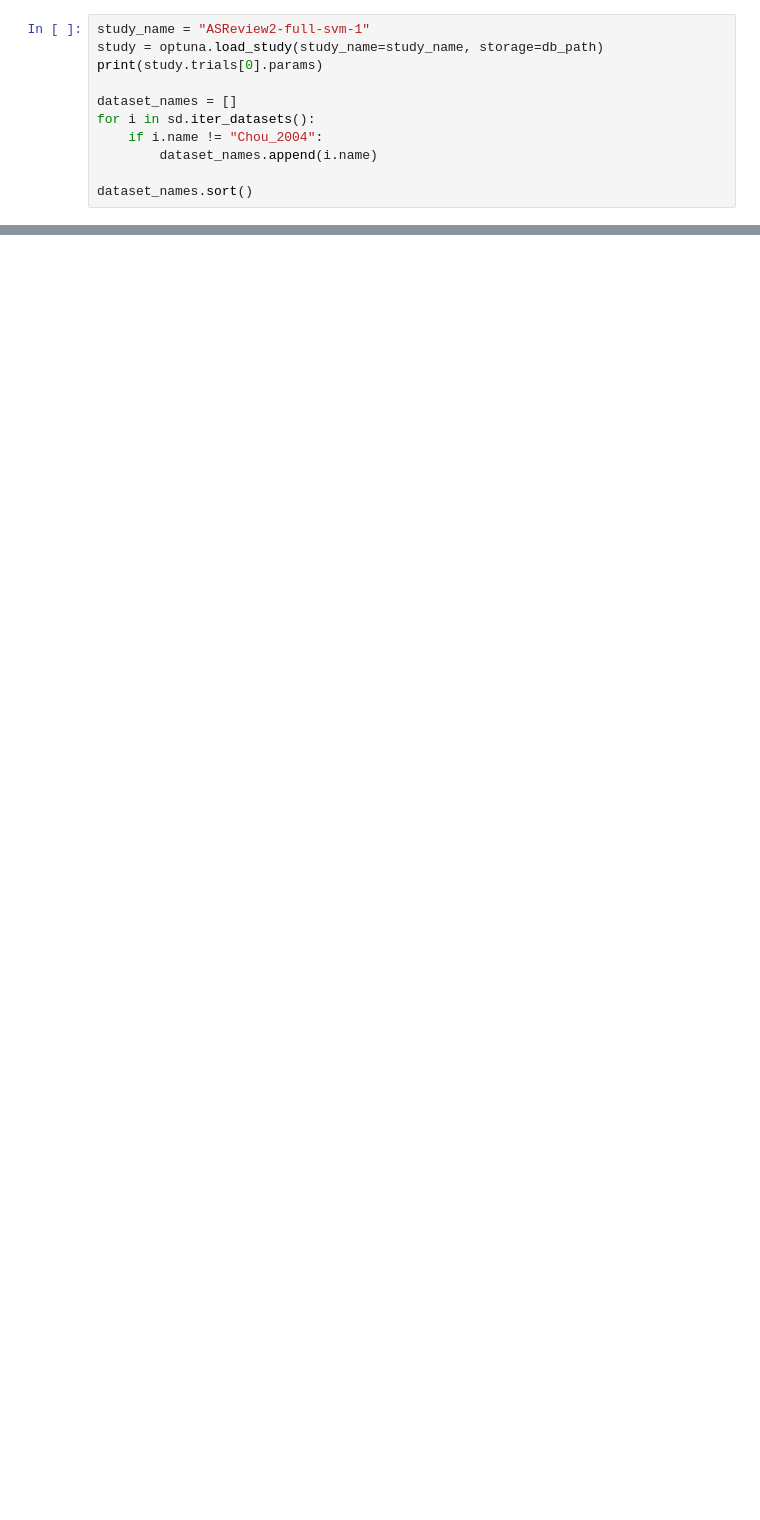
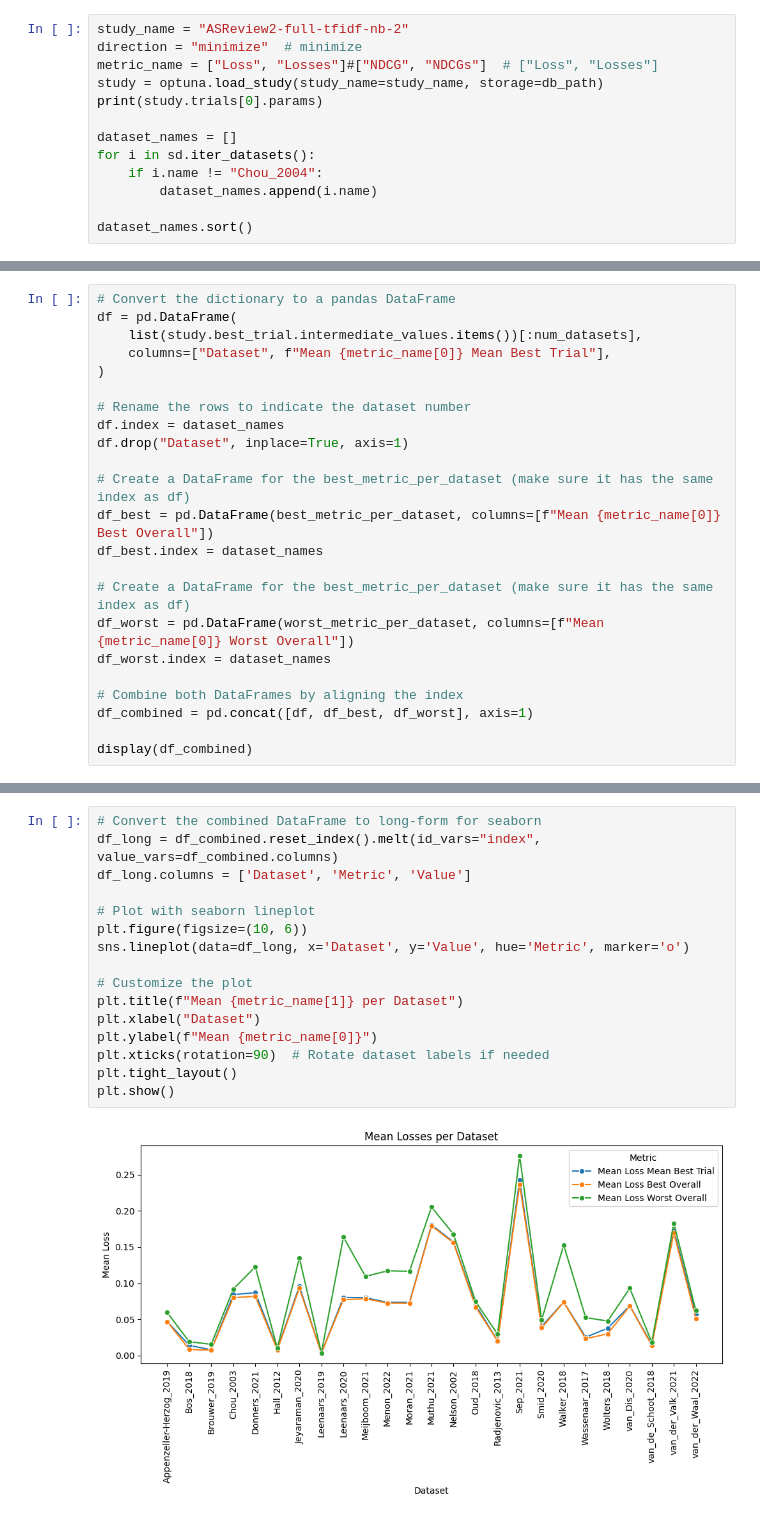
Before and after one commit to asreview/asreview-optuna, a Jupyter notebook: asreview2-optuna/completed_runs/optuna_output_analysis.ipynb, the cells around one changed output, grey strips where cells are left out. Drawn from its saved outputs; the diff is of its cells as text; blank space fills up the shorter version.

```diff
--- a/asreview2-optuna/completed_runs/optuna_output_analysis.ipynb
+++ b/asreview2-optuna/completed_runs/optuna_output_analysis.ipynb
@@ -18,5 +36,7 @@ for summary in study_summaries:
 # %%
-study_name = "ASReview2-full-svm-1"
+study_name = "ASReview2-full-tfidf-nb-2"
+direction = "minimize"  # minimize
+metric_name = ["Loss", "Losses"]#["NDCG", "NDCGs"]  # ["Loss", "Losses"]
 study = optuna.load_study(study_name=study_name, storage=db_path)
 print(study.trials[0].params)
 
@@ -65,0 +144,23 @@ for trial in study.trials:
+# %%
+# Convert the dictionary to a pandas DataFrame
+df = pd.DataFrame(
+    list(study.best_trial.intermediate_values.items())[:num_datasets],
+    columns=["Dataset", f"Mean {metric_name[0]} Mean Best Trial"],
+)
+
+# Rename the rows to indicate the dataset number
+df.index = dataset_names
+df.drop("Dataset", inplace=True, axis=1)
+
+# Create a DataFrame for the best_metric_per_dataset (make sure it has the same index as df)
+df_best = pd.DataFrame(best_metric_per_dataset, columns=[f"Mean {metric_name[0]} Best Overall"])
+df_best.index = dataset_names
+
+# Create a DataFrame for the best_metric_per_dataset (make sure it has the same index as df)
+df_worst = pd.DataFrame(worst_metric_per_dataset, columns=[f"Mean {metric_name[0]} Worst Overall"])
+df_worst.index = dataset_names
+
+# Combine both DataFrames by aligning the index
+df_combined = pd.concat([df, df_best, df_worst], axis=1)
+
+display(df_combined)
@@ -65,0 +185,18 @@ for trial in study.trials:
+# %%
+# Convert the combined DataFrame to long-form for seaborn
+df_long = df_combined.reset_index().melt(id_vars="index", value_vars=df_combined.columns)
+df_long.columns = ['Dataset', 'Metric', 'Value']
+
+# Plot with seaborn lineplot
+plt.figure(figsize=(10, 6))
+sns.lineplot(data=df_long, x='Dataset', y='Value', hue='Metric', marker='o')
+
+# Customize the plot
+plt.title(f"Mean {metric_name[1]} per Dataset")
+plt.xlabel("Dataset")
+plt.ylabel(f"Mean {metric_name[0]}")
+plt.xticks(rotation=90)  # Rotate dataset labels if needed
+plt.tight_layout()
+plt.show()
+# %% [output]
+[figure, added]
```
Also changed, not shown: parts of 13 cells of this notebook, 1 other file.
